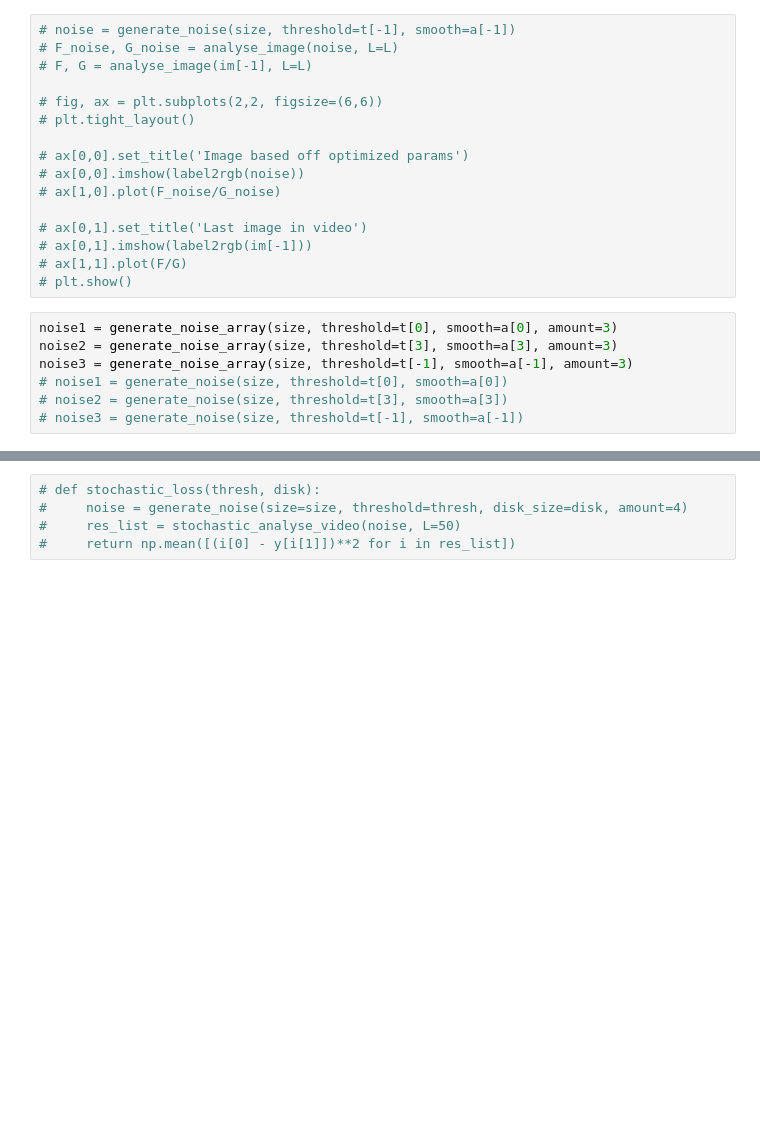
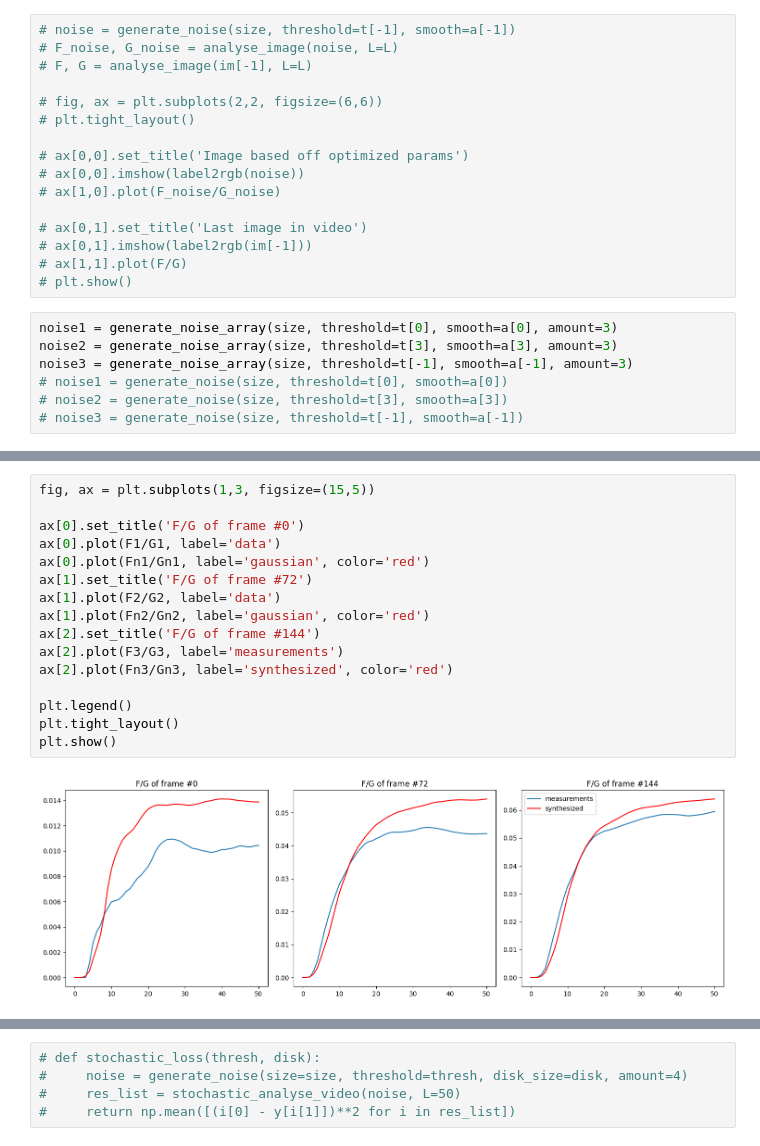
Before and after one commit to cappertherapper/Bachelorprojekt, a Jupyter notebook: gradient_descent.ipynb, the cells around one changed output, grey strips where cells are left out. Cells and saved outputs as stored; diff of their text form; blank space fills up the shorter version.

Commit message:
added visualizations

```diff
--- a/gradient_descent.ipynb
+++ b/gradient_descent.ipynb
@@ -143,3 +160,21 @@ noise3 = generate_noise_array(size, threshold=t[-1], smooth=a[-1], amount=3)
+# %%
+fig, ax = plt.subplots(1,3, figsize=(15,5))
+
+ax[0].set_title('F/G of frame #0')
+ax[0].plot(F1/G1, label='data')
+ax[0].plot(Fn1/Gn1, label='gaussian', color='red')
+ax[1].set_title('F/G of frame #72')
+ax[1].plot(F2/G2, label='data')
+ax[1].plot(Fn2/Gn2, label='gaussian', color='red')
+ax[2].set_title('F/G of frame #144')
+ax[2].plot(F3/G3, label='measurements')
+ax[2].plot(Fn3/Gn3, label='synthesized', color='red')
+
+plt.legend()
+plt.tight_layout()
+plt.show()
+# %% [output]
+[figure, added]
 # %%
 fig, ax = plt.subplots(2,3, figsize=(15,10))
 
```
Also changed, not shown: parts of 7 cells of this notebook, 1 other file.
